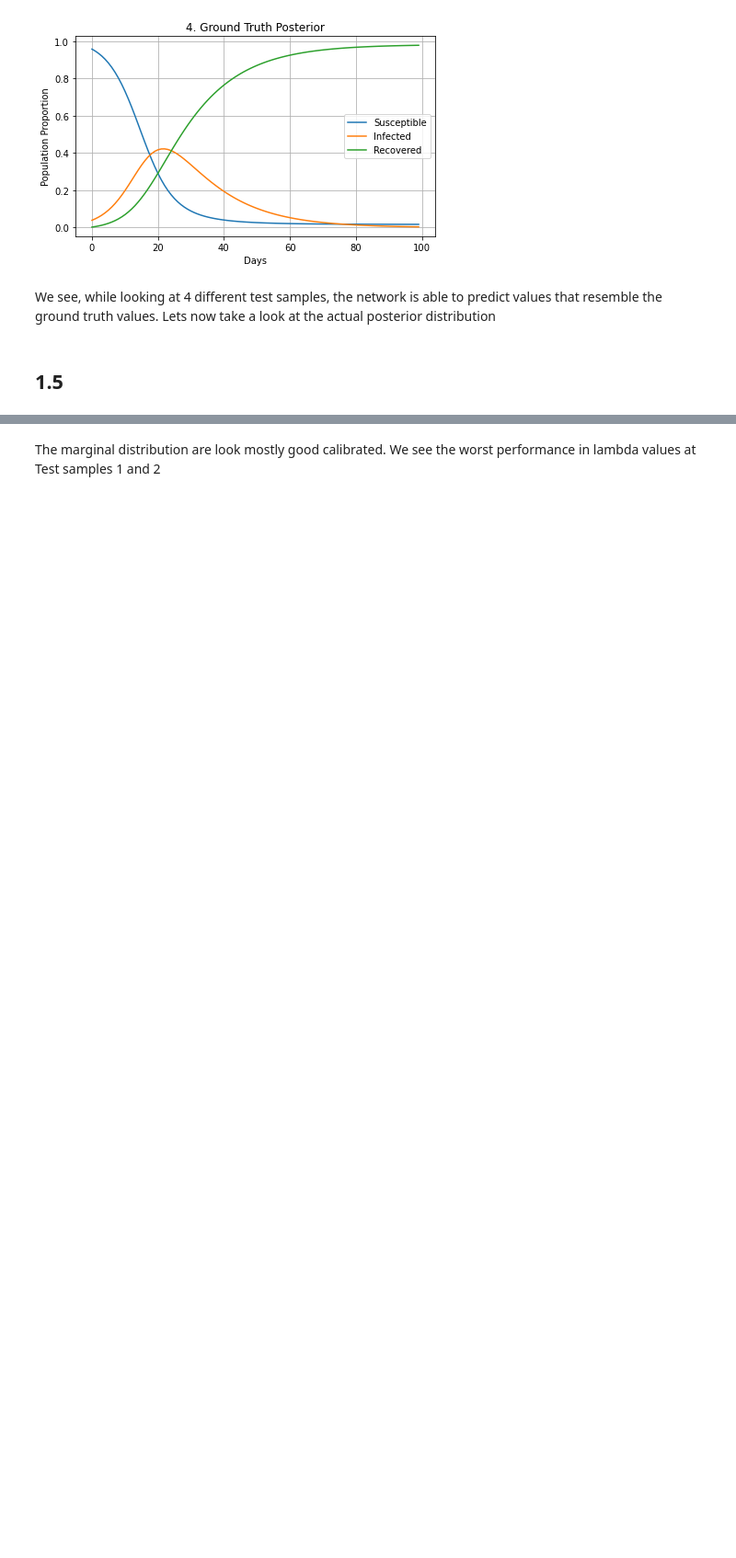
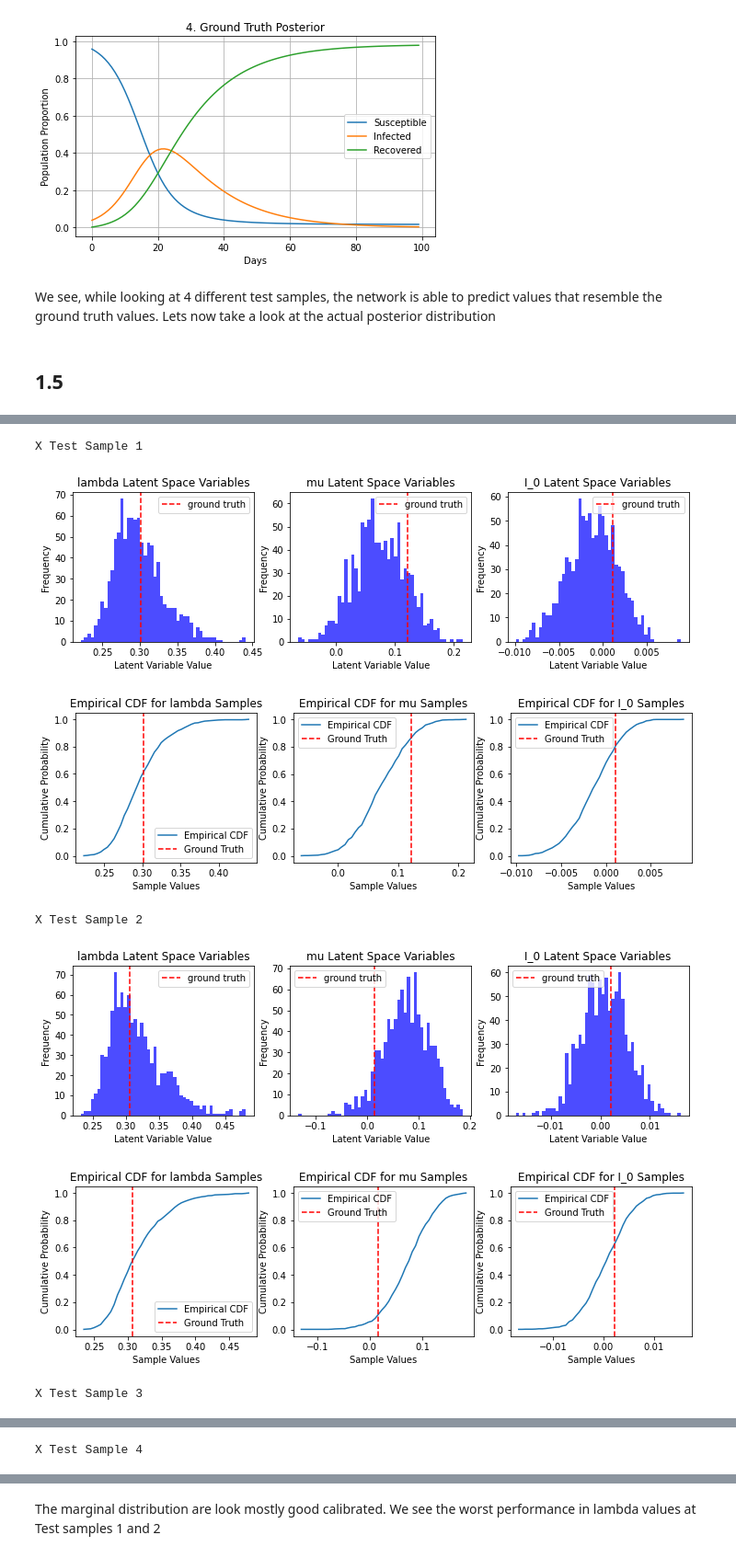
Before and after one commit to lukevoss/GNN, a Jupyter notebook: Assignment_4/epidemiology.ipynb, the cells around one changed output, grey strips where cells are left out. Shown at 92% size. Saved outputs shown, nothing was run; the diff lists cells and outputs as text; code cells hidden in the pictures; blank space fills up the shorter version.

```diff
--- a/Assignment_4/epidemiology.ipynb
+++ b/Assignment_4/epidemiology.ipynb
@@ -30,6 +30,17 @@ def simulate_sir_simple(lam, mu, I_0, T):
     C = np.zeros((T, 3))
 
     for day in range(T):
+        # Ensure variables are within bounds
+        S = max(min(S, 1.0), 0.0)
+        I = max(min(I, 1.0), 0.0)
+        R = max(min(R, 1.0), 0.0)
+
+        # Check for population total exceeding 1 due to numerical error
+        if S + I + R > 1.0:
+            excess = S + I + R - 1.0
+            S -= excess * S / (S + I + R)
+            I -= excess * I / (S + I + R)
+            R -= excess * R / (S + I + R)
 
         # Calculate new values using Euler forward scheme
         new_infections = lam * S * I
@@ -731,0 +698,66 @@ X Test Sample 4
+# %%
+
+def plot_empirical_cdf(samples_posterior,ground_truth, bins = 50):
+    fig, axs = plt.subplots(1,3, figsize=(12,3))
+    parameter = ['lambda', 'mu', 'I_0']
+    for i in range(len(parameter)):
+        single_posterior = samples_posterior[:,i]
+        truth = ground_truth[i]
+
+        single_posterior = np.sort(single_posterior)
+        counts, bin_edges = np.histogram(single_posterior, bins=bins, density=True)
+        cdf = np.cumsum(counts) * np.diff(bin_edges)
+
+        bin_centers = (bin_edges[:-1] + bin_edges[1:]) / 2
+
+        axs[i].plot(bin_centers, cdf, label='Empirical CDF')
+        axs[i].axvline(x=truth, color='r', linestyle='--', label='Ground Truth')
+        axs[i].set_xlabel('Sample Values')
+        axs[i].set_ylabel('Cumulative Probability')
+        axs[i].set_title(f'Empirical CDF for {parameter[i]} Samples')
+        axs[i].legend()
+    plt.show()
+
+def plot_histograms(samples_posterior,ground_truth, bins = 50):
+    fig, axs = plt.subplots(1,3, figsize=(12,3))
+    parameter = ['lambda', 'mu', 'I_0']
+    for i in range(len(parameter)):
+        single_posterior = samples_posterior[:,i]
+        truth = ground_truth[i]
+        axs[i].hist(single_posterior, bins=bins, alpha=0.7, color='blue')
+        axs[i].axvline(x=truth, color='r',linestyle='--', label="ground truth")
+        axs[i].set_title(f'{parameter[i]} Latent Space Variables')
+        axs[i].set_xlabel('Latent Variable Value')
+        axs[i].set_ylabel('Frequency')
+        axs[i].legend()
+    plt.show()
+
+
+for i in range(4):
+
+    input, ground_truth = test_dataset[i]
+    input = input.unsqueeze(0)
+    ground_truth = ground_truth.unsqueeze(0)
+    with torch.no_grad():
+        samples_posterior = model.sample_posterior(input, 1000)
+    samples_posterior = samples_posterior.numpy()
+    ground_truth = ground_truth.squeeze(0).numpy()
+    print(f'X Test Sample {i+1}')
+
+    plot_histograms(samples_posterior=samples_posterior,
+                    ground_truth=ground_truth,
+                    bins=50)
+
+    plot_empirical_cdf(samples_posterior=samples_posterior,
+                       ground_truth=ground_truth,
+                       bins=50)
+
+    plt.show()
+# %% [output]
+X Test Sample 1
+[figure, added]
+[figure, added]
+X Test Sample 2
+[figure, added]
+[figure, added]
+X Test Sample 3
@@ -731,0 +766 @@ X Test Sample 4
+X Test Sample 4
```
Also changed, not shown: parts of 5 cells of this notebook.
